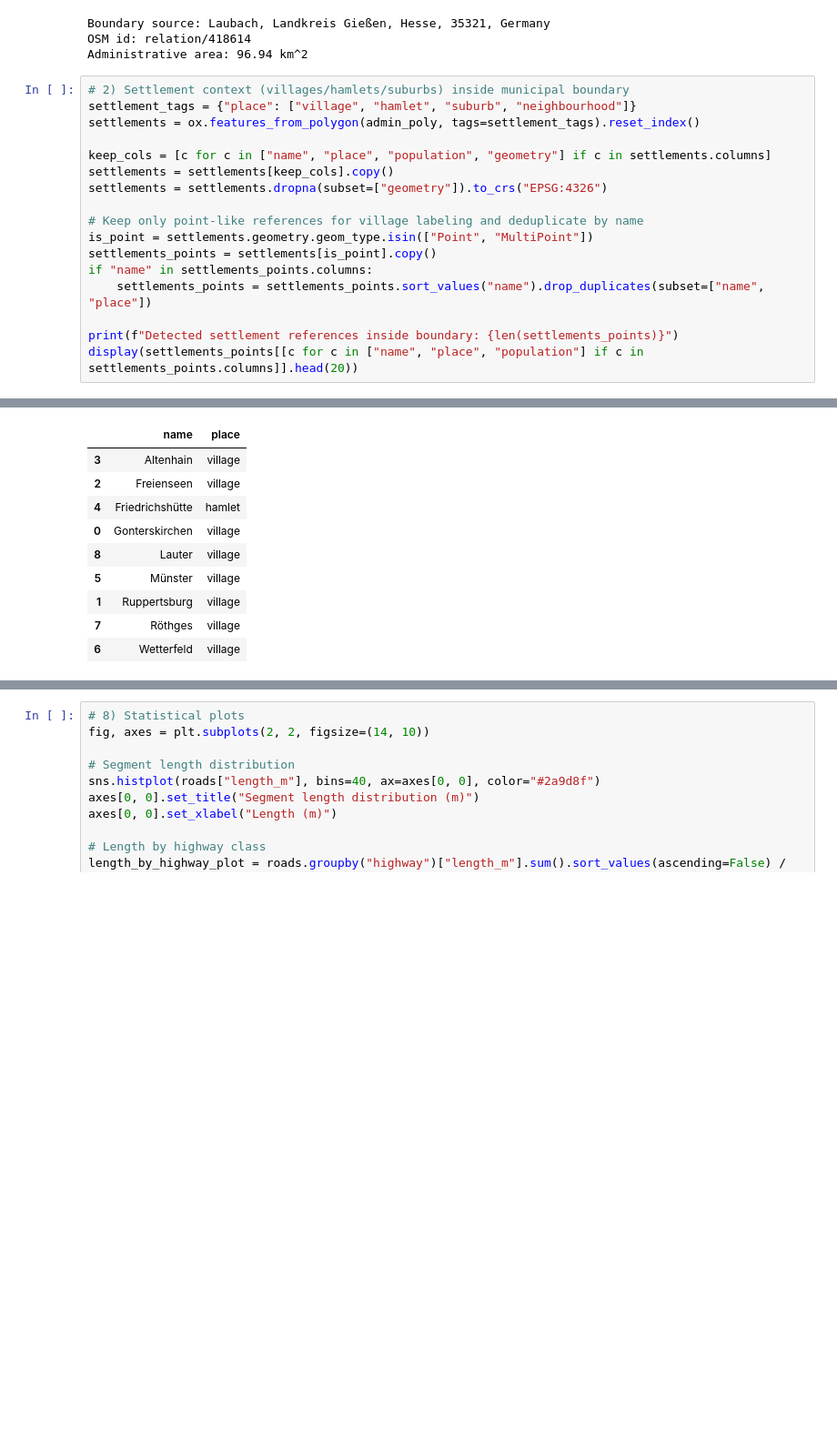
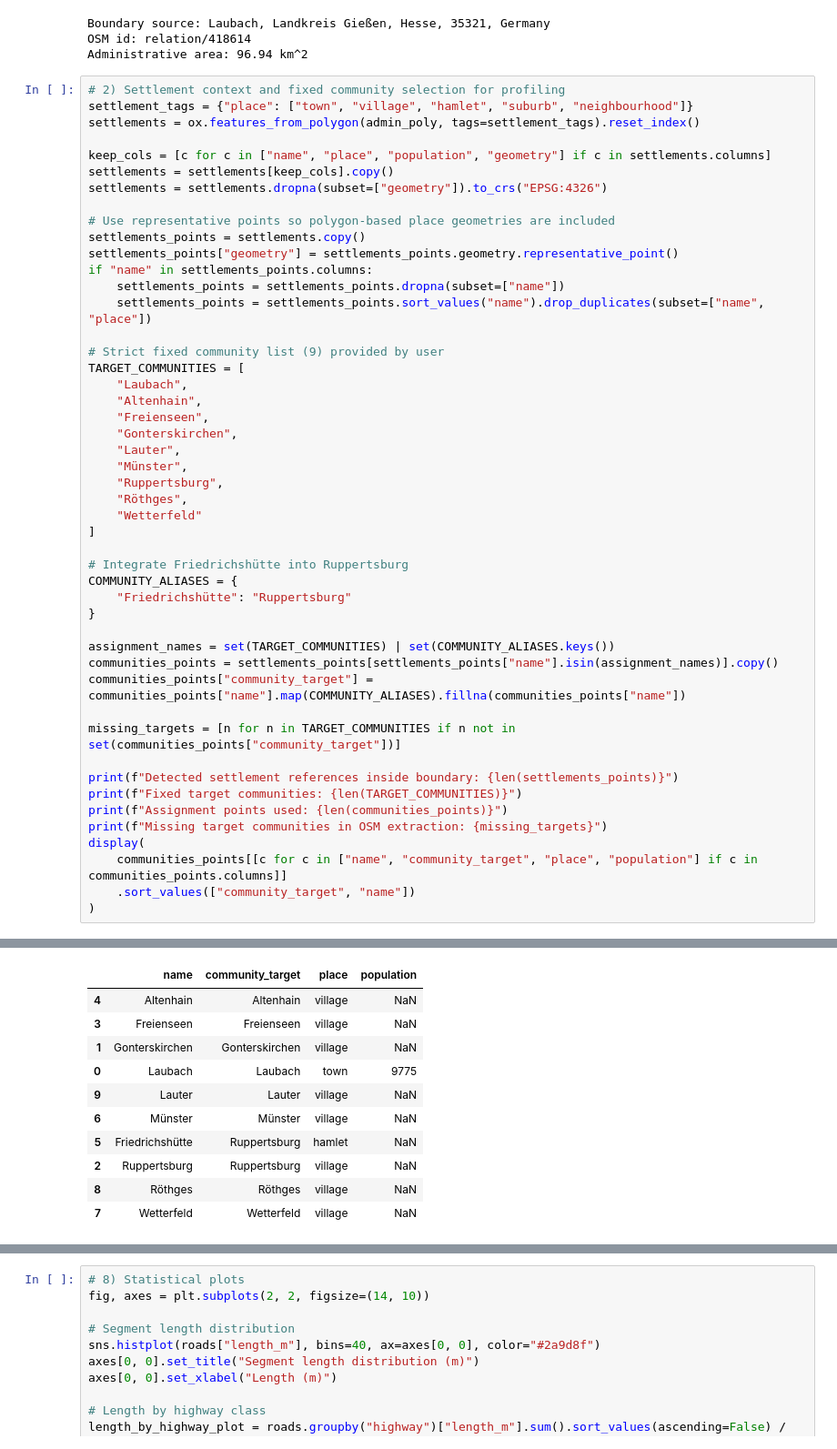
Before and after one commit to thschad/RuralRoadMapping, a Jupyter notebook: 04_laubach_35321_admin_rural_roads_analysis.ipynb, the cells around one changed output, grey strips where cells are left out. Shown at 91% size. Saved outputs shown, nothing was run; the diff lists cells and outputs as text; blank space fills up the shorter version.

```diff
--- a/04_laubach_35321_admin_rural_roads_analysis.ipynb
+++ b/04_laubach_35321_admin_rural_roads_analysis.ipynb
@@ -76,20 +95,51 @@ Boundary source: Laubach, Landkreis Gießen, Hesse, 35321, Germany
 OSM id: relation/418614
 Administrative area: 96.94 km^2
 # %%
-# 2) Settlement context (villages/hamlets/suburbs) inside municipal boundary
-settlement_tags = {"place": ["village", "hamlet", "suburb", "neighbourhood"]}
+# 2) Settlement context and fixed community selection for profiling
+settlement_tags = {"place": ["town", "village", "hamlet", "suburb", "neighbourhood"]}
 settlements = ox.features_from_polygon(admin_poly, tags=settlement_tags).reset_index()
 
 keep_cols = [c for c in ["name", "place", "population", "geometry"] if c in settlements.columns]
 settlements = settlements[keep_cols].copy()
 settlements = settlements.dropna(subset=["geometry"]).to_crs("EPSG:4326")
 
-# Keep only point-like references for village labeling and deduplicate by name
-is_point = settlements.geometry.geom_type.isin(["Point", "MultiPoint"])
-settlements_points = settlements[is_point].copy()
+# Use representative points so polygon-based place geometries are included
+settlements_points = settlements.copy()
+settlements_points["geometry"] = settlements_points.geometry.representative_point()
 if "name" in settlements_points.columns:
+    settlements_points = settlements_points.dropna(subset=["name"])
     settlements_points = settlements_points.sort_values("name").drop_duplicates(subset=["name", "place"])
 
+# Strict fixed community list (9) provided by user
+TARGET_COMMUNITIES = [
+    "Laubach",
+    "Altenhain",
+    "Freienseen",
+    "Gonterskirchen",
+    "Lauter",
+    "Münster",
+    "Ruppertsburg",
+    "Röthges",
+    "Wetterfeld"
+]
+
+# Integrate Friedrichshütte into Ruppertsburg
+COMMUNITY_ALIASES = {
+    "Friedrichshütte": "Ruppertsburg"
+}
+
+assignment_names = set(TARGET_COMMUNITIES) | set(COMMUNITY_ALIASES.keys())
+communities_points = settlements_points[settlements_points["name"].isin(assignment_names)].copy()
+communities_points["community_target"] = communities_points["name"].map(COMMUNITY_ALIASES).fillna(communities_points["name"])
+
+missing_targets = [n for n in TARGET_COMMUNITIES if n not in set(communities_points["community_target"])]
+
 print(f"Detected settlement references inside boundary: {len(settlements_points)}")
-display(settlements_points[[c for c in ["name", "place", "population"] if c in settlements_points.columns]].head(20))
+print(f"Fixed target communities: {len(TARGET_COMMUNITIES)}")
+print(f"Assignment points used: {len(communities_points)}")
+print(f"Missing target communities in OSM extraction: {missing_targets}")
+display(
+    communities_points[[c for c in ["name", "community_target", "place", "population"] if c in communities_points.columns]]
+    .sort_values(["community_target", "name"])
+)
 # %% [output]
@@ -97,13 +150,14 @@ Detected settlement references inside boundary: 9
-|  | name | place |
-| 3 | Altenhain | village |
-| 2 | Freienseen | village |
-| 4 | Friedrichshütte | hamlet |
-| 0 | Gonterskirchen | village |
-| 8 | Lauter | village |
-| 5 | Münster | village |
-| 1 | Ruppertsburg | village |
-| 7 | Röthges | village |
-| 6 | Wetterfeld | village |
+|  | name | community_target | place | population |
+| 4 | Altenhain | Altenhain | village | NaN |
+| 3 | Freienseen | Freienseen | village | NaN |
+| 1 | Gonterskirchen | Gonterskirchen | village | NaN |
+| 0 | Laubach | Laubach | town | 9775 |
+| 9 | Lauter | Lauter | village | NaN |
+| 6 | Münster | Münster | village | NaN |
+| 5 | Friedrichshütte | Ruppertsburg | hamlet | NaN |
+| 2 | Ruppertsburg | Ruppertsburg | village | NaN |
+| 8 | Röthges | Röthges | village | NaN |
+| 7 | Wetterfeld | Wetterfeld | village | NaN |
 # %%
 # 3) Extract rural roads from OSM (within municipality boundary)
 road_tags = {"highway": RURAL_HIGHWAY_TYPES}
```
Also changed, not shown: parts of 9 cells of this notebook, 12 other files.
